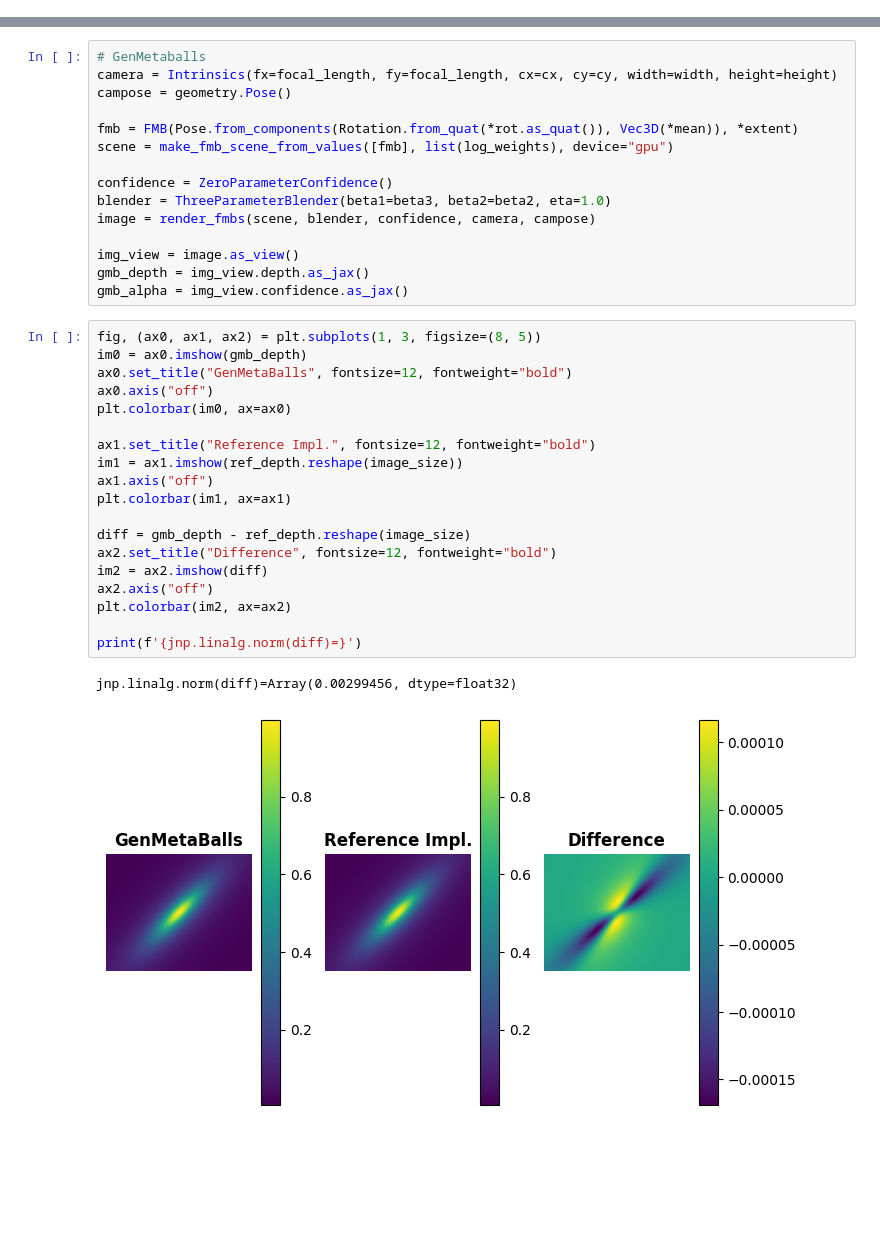
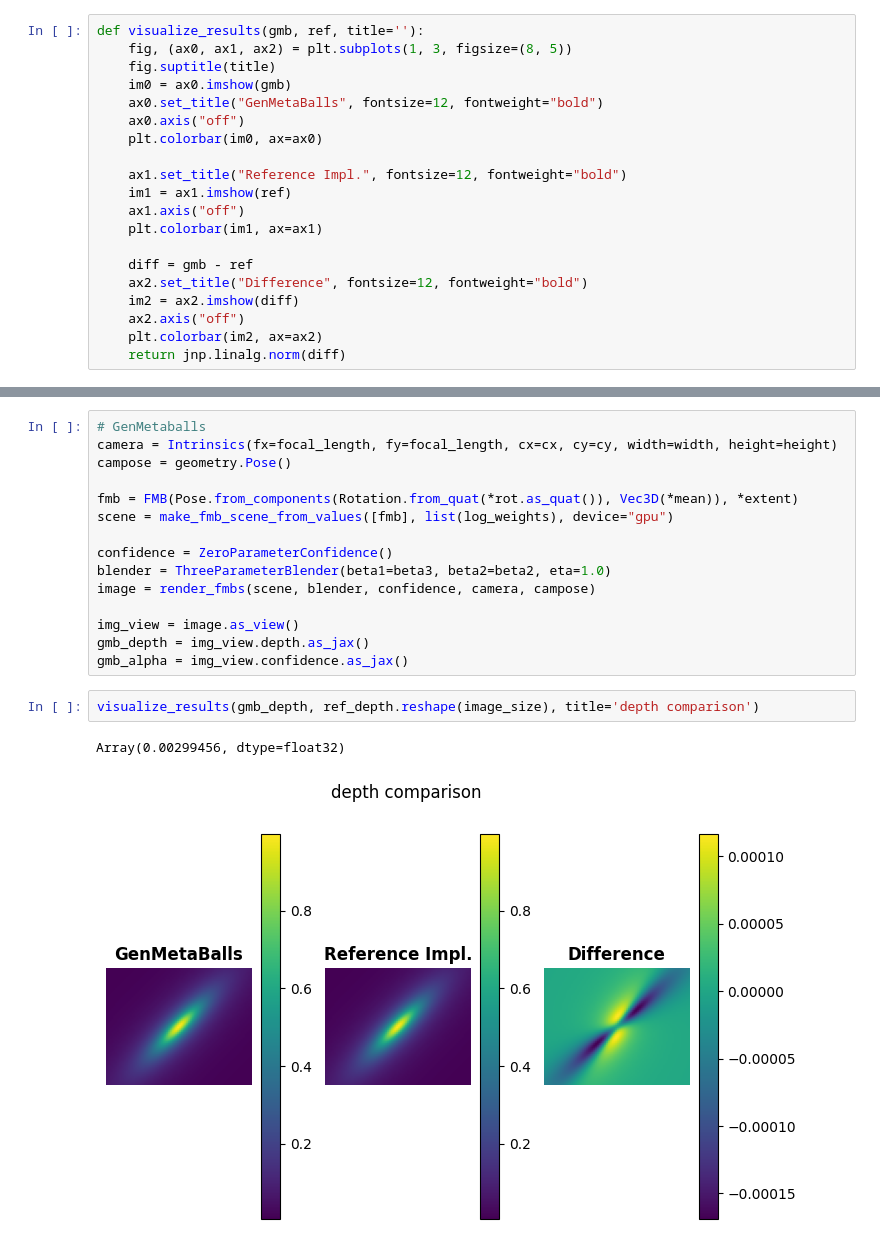
Before and after one commit to probcomp/GenMetaBalls, a Jupyter notebook: notebooks/debug.ipynb, the cells around one changed output, grey strips where cells are left out. Saved outputs shown, nothing was run; the diff lists cells and outputs as text; blank space fills up the shorter version.

```diff
--- a/notebooks/debug.ipynb
+++ b/notebooks/debug.ipynb
@@ -35,6 +35,26 @@ Running cmake --build & --install in /home/matin/GenMetaBalls/build
 JAX version: 0.8.0
 JAX backend: GPU
 JAX devices: [CudaDevice(id=0)]
+# %%
+def visualize_results(gmb, ref, title=''):
+    fig, (ax0, ax1, ax2) = plt.subplots(1, 3, figsize=(8, 5))
+    fig.suptitle(title)
+    im0 = ax0.imshow(gmb)
+    ax0.set_title("GenMetaBalls", fontsize=12, fontweight="bold")
+    ax0.axis("off")
+    plt.colorbar(im0, ax=ax0)
+
+    ax1.set_title("Reference Impl.", fontsize=12, fontweight="bold")
+    im1 = ax1.imshow(ref)
+    ax1.axis("off")
+    plt.colorbar(im1, ax=ax1)
+
+    diff = gmb - ref
+    ax2.set_title("Difference", fontsize=12, fontweight="bold")
+    im2 = ax2.imshow(diff)
+    ax2.axis("off")
+    plt.colorbar(im2, ax=ax2)
+    return jnp.linalg.norm(diff)
 # %%
 height, width = image_size = (64, 80)
 focal_length = 2.0
@@ -90,25 +112,8 @@ image = render_fmbs(scene, blender, confidence, camera, campose)
 img_view = image.as_view()
 gmb_depth = img_view.depth.as_jax()
 gmb_alpha = img_view.confidence.as_jax()
-# %%
-fig, (ax0, ax1, ax2) = plt.subplots(1, 3, figsize=(8, 5))
-im0 = ax0.imshow(gmb_depth)
-ax0.set_title("GenMetaBalls", fontsize=12, fontweight="bold")
-ax0.axis("off")
-plt.colorbar(im0, ax=ax0)
-
-ax1.set_title("Reference Impl.", fontsize=12, fontweight="bold")
-im1 = ax1.imshow(ref_depth.reshape(image_size))
-ax1.axis("off")
-plt.colorbar(im1, ax=ax1)
-
-diff = gmb_depth - ref_depth.reshape(image_size)
-ax2.set_title("Difference", fontsize=12, fontweight="bold")
-im2 = ax2.imshow(diff)
-ax2.axis("off")
-plt.colorbar(im2, ax=ax2)
-
-print(f'{jnp.linalg.norm(diff)=}')
-# %% [output]
-jnp.linalg.norm(diff)=Array(0.00299456, dtype=float32)
-[figure, removed]
+# %%
+visualize_results(gmb_depth, ref_depth.reshape(image_size), title='depth comparison')
+# %% [output]
+Array(0.00299456, dtype=float32)
+[figure, added]
```
Also changed, not shown: parts of 9 cells of this notebook, 1 other file.
